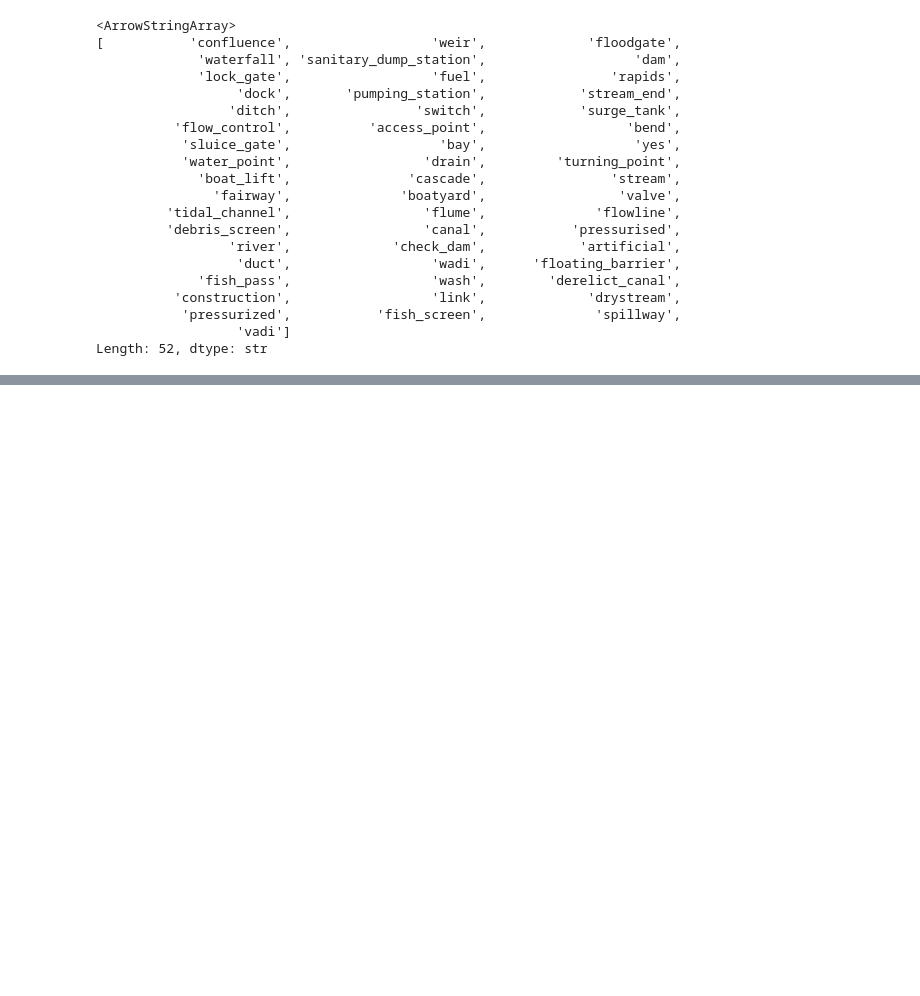
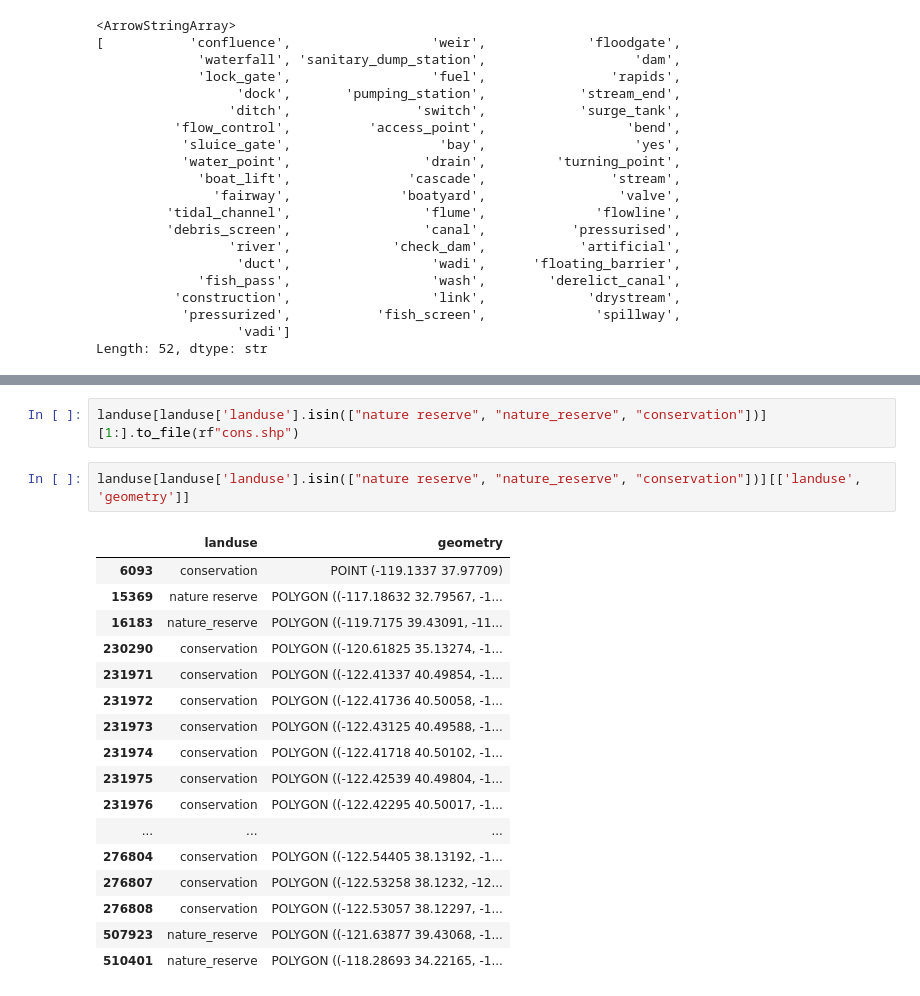
Before and after one commit to sarkarsusanket/esri-earth-search-engine, a Jupyter notebook: notebooks/osm_preprocess.ipynb, the cells around one changed output, grey strips where cells are left out. Drawn from its saved outputs; the diff is of its cells as text; blank space fills up the shorter version.

```diff
--- a/notebooks/osm_preprocess.ipynb
+++ b/notebooks/osm_preprocess.ipynb
@@ -593,0 +717,22 @@ Length: 585, dtype: str
+# %%
+landuse[landuse['landuse'].isin(["nature reserve", "nature_reserve", "conservation"])][1:].to_file(rf"cons.shp")
+# %%
+landuse[landuse['landuse'].isin(["nature reserve", "nature_reserve", "conservation"])][['landuse', 'geometry']]
+# %% [output]
+|  | landuse | geometry |
+| 6093 | conservation | POINT (-119.1337 37.97709) |
+| 15369 | nature reserve | POLYGON ((-117.18632 32.79567, -1... |
+| 16183 | nature_reserve | POLYGON ((-119.7175 39.43091, -11... |
+| 230290 | conservation | POLYGON ((-120.61825 35.13274, -1... |
+| 231971 | conservation | POLYGON ((-122.41337 40.49854, -1... |
+| 231972 | conservation | POLYGON ((-122.41736 40.50058, -1... |
+| 231973 | conservation | POLYGON ((-122.43125 40.49588, -1... |
+| 231974 | conservation | POLYGON ((-122.41718 40.50102, -1... |
+| 231975 | conservation | POLYGON ((-122.42539 40.49804, -1... |
+| 231976 | conservation | POLYGON ((-122.42295 40.50017, -1... |
+| ... | ... | ... |
+| 276804 | conservation | POLYGON ((-122.54405 38.13192, -1... |
+| 276807 | conservation | POLYGON ((-122.53258 38.1232, -12... |
+| 276808 | conservation | POLYGON ((-122.53057 38.12297, -1... |
+| 507923 | nature_reserve | POLYGON ((-121.63877 39.43068, -1... |
+| 510401 | nature_reserve | POLYGON ((-118.28693 34.22165, -1... |
```
Also changed, not shown: parts of 12 cells of this notebook, 1 other file.
